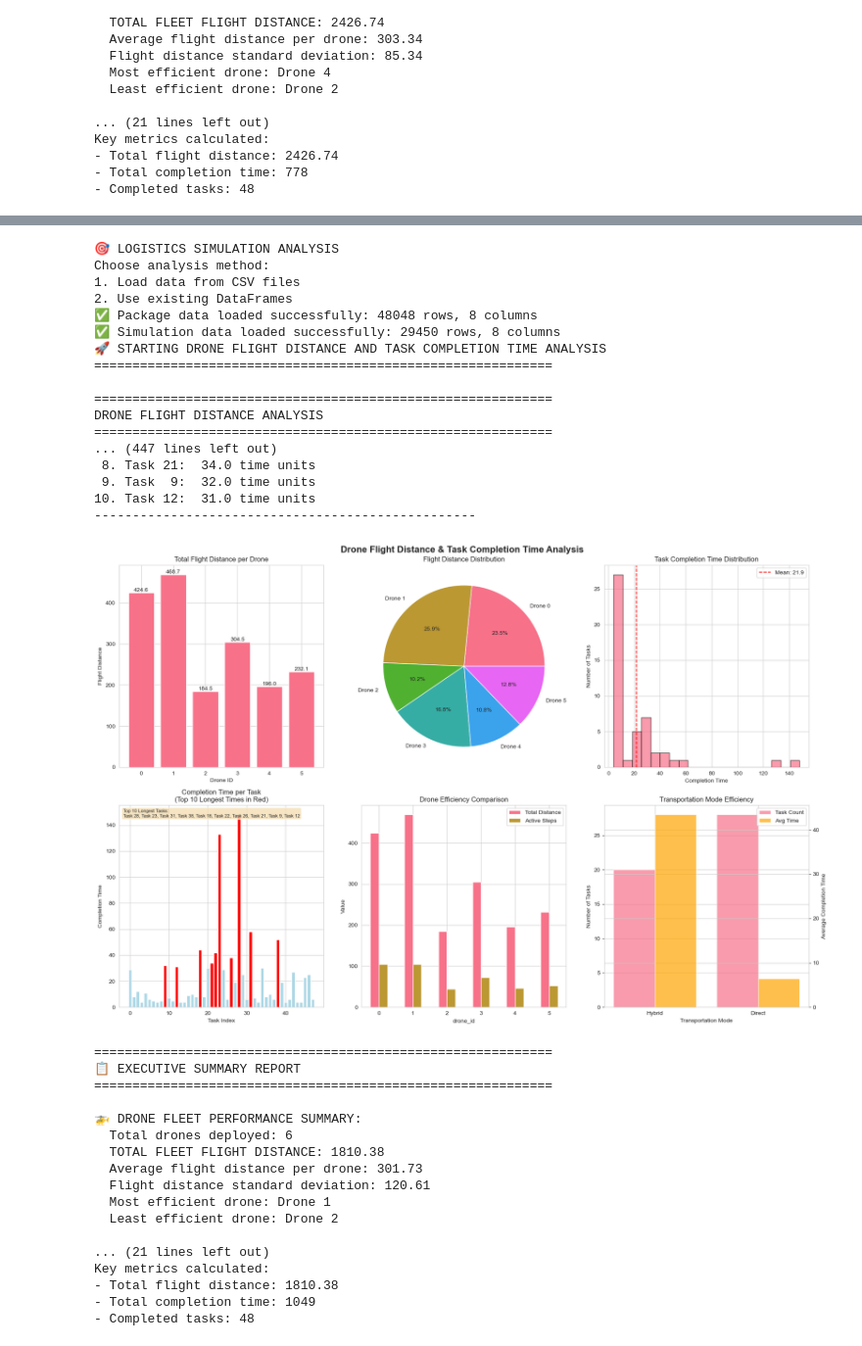
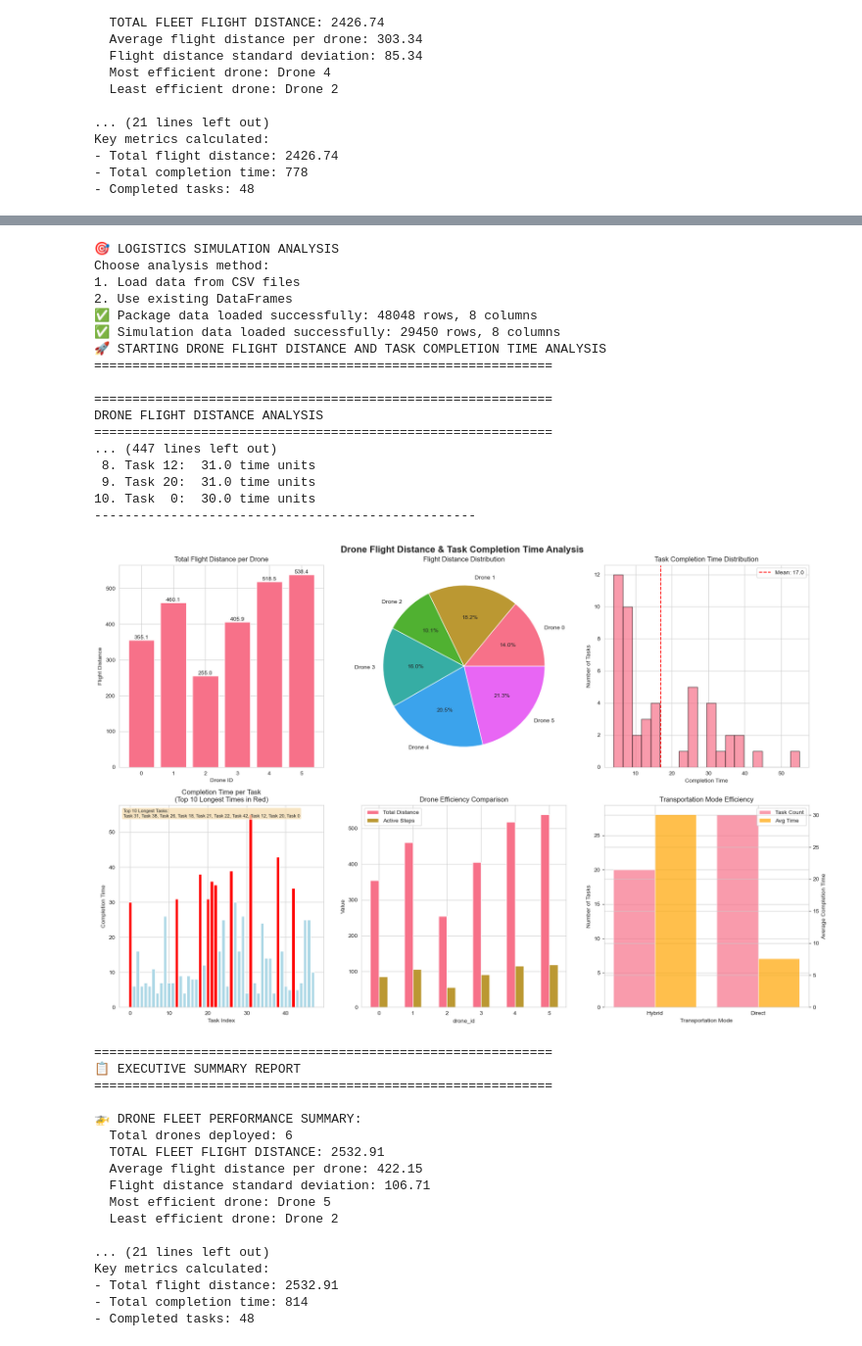
Before and after one commit to Jingren-Tang/New_Drone, a Jupyter notebook: analysis.ipynb, the cells around one changed output, grey strips where cells are left out. Shown at 98% size. Cells and saved outputs as stored; diff of their text form; code cells hidden in the pictures.

```diff
--- a/analysis.ipynb
+++ b/analysis.ipynb
@@ -725,7 +725,8 @@ if __name__ == "__main__":
     print("2. Use existing DataFrames")
 
     # Method 1: File-based analysis
-    results = analyze_from_files()
+    results = analyze_from_files("package_simulation_records_knn.csv",
+                                 "simulation_records_knn.csv")
 
     # Method 2: DataFrame-based analysis (if you already have the data)
     # results = analyze_drone_task_data(package_simulation_df, simulation_df)
@@ -781,7 +782,8 @@ if __name__ == "__main__":
     print("2. Use existing DataFrames")
 
     # Method 1: File-based analysis
-    results = analyze_from_files()
+    results = analyze_from_files("package_simulation_records_regional_false.csv",
+                                 "simulation_records_regional_false.csv")
 
     # Method 2: DataFrame-based analysis (if you already have the data)
     # results = analyze_drone_task_data(package_simulation_df, simulation_df)
@@ -837,7 +839,7 @@ if __name__ == "__main__":
     print("2. Use existing DataFrames")
 
     # Method 1: File-based analysis
-    results = analyze_from_files()
+    results = analyze_from_files("package_simulation_records_regional_true.csv", "simulation_records_regional_true.csv")
 
     # Method 2: DataFrame-based analysis (if you already have the data)
     # results = analyze_drone_task_data(package_simulation_df, simulation_df)
@@ -891,54 +893,55 @@ if __name__ == "__main__":
     print("Choose analysis method:")
     print("1. Load data from CSV files")
     print("2. Use existing DataFrames")
 
     # Method 1: File-based analysis
-    results = analyze_from_files()
+    results = analyze_from_files(package_file='package_simulation_records_no_regions.csv',
+                      simulation_file='simulation_records_no_regions.csv')
 
     # Method 2: DataFrame-based analysis (if you already have the data)
     # results = analyze_drone_task_data(package_simulation_df, simulation_df)
 
     if results:
         print("\n🎉 Analysis results are ready!")
         print("Key metrics calculated:")
         print(f"- Total flight distance: {results['total_flight_distance']:.2f}")
         print(f"- Total completion time: {results['total_completion_time']}")
         print(f"- Completed tasks: {results['completed_tasks']}")
 # %% [output]
 🎯 LOGISTICS SIMULATION ANALYSIS
 Choose analysis method:
 1. Load data from CSV files
 2. Use existing DataFrames
 ✅ Package data loaded successfully: 48048 rows, 8 columns
 ✅ Simulation data loaded successfully: 29450 rows, 8 columns
 🚀 STARTING DRONE FLIGHT DISTANCE AND TASK COMPLETION TIME ANALYSIS
 ============================================================
 
 ============================================================
 DRONE FLIGHT DISTANCE ANALYSIS
 ============================================================
 ... (447 lines left out)
- 8. Task 21:  34.0 time units
- 9. Task  9:  32.0 time units
-10. Task 12:  31.0 time units
+ 8. Task 12:  31.0 time units
+ 9. Task 20:  31.0 time units
+10. Task  0:  30.0 time units
 --------------------------------------------------
-[figure, old version]
+[figure, new version]
 ============================================================
 📋 EXECUTIVE SUMMARY REPORT
 ============================================================
 
 🚁 DRONE FLEET PERFORMANCE SUMMARY:
   Total drones deployed: 6
-  TOTAL FLEET FLIGHT DISTANCE: 1810.38
-  Average flight distance per drone: 301.73
-  Flight distance standard deviation: 120.61
-  Most efficient drone: Drone 1
+  TOTAL FLEET FLIGHT DISTANCE: 2532.91
+  Average flight distance per drone: 422.15
+  Flight distance standard deviation: 106.71
+  Most efficient drone: Drone 5
   Least efficient drone: Drone 2
 
 ... (21 lines left out)
 Key metrics calculated:
-- Total flight distance: 1810.38
-- Total completion time: 1049
+- Total flight distance: 2532.91
+- Total completion time: 814
 - Completed tasks: 48
 # %%
 # import pandas as pd
```
Also changed, not shown: parts of 3 cells of this notebook.
